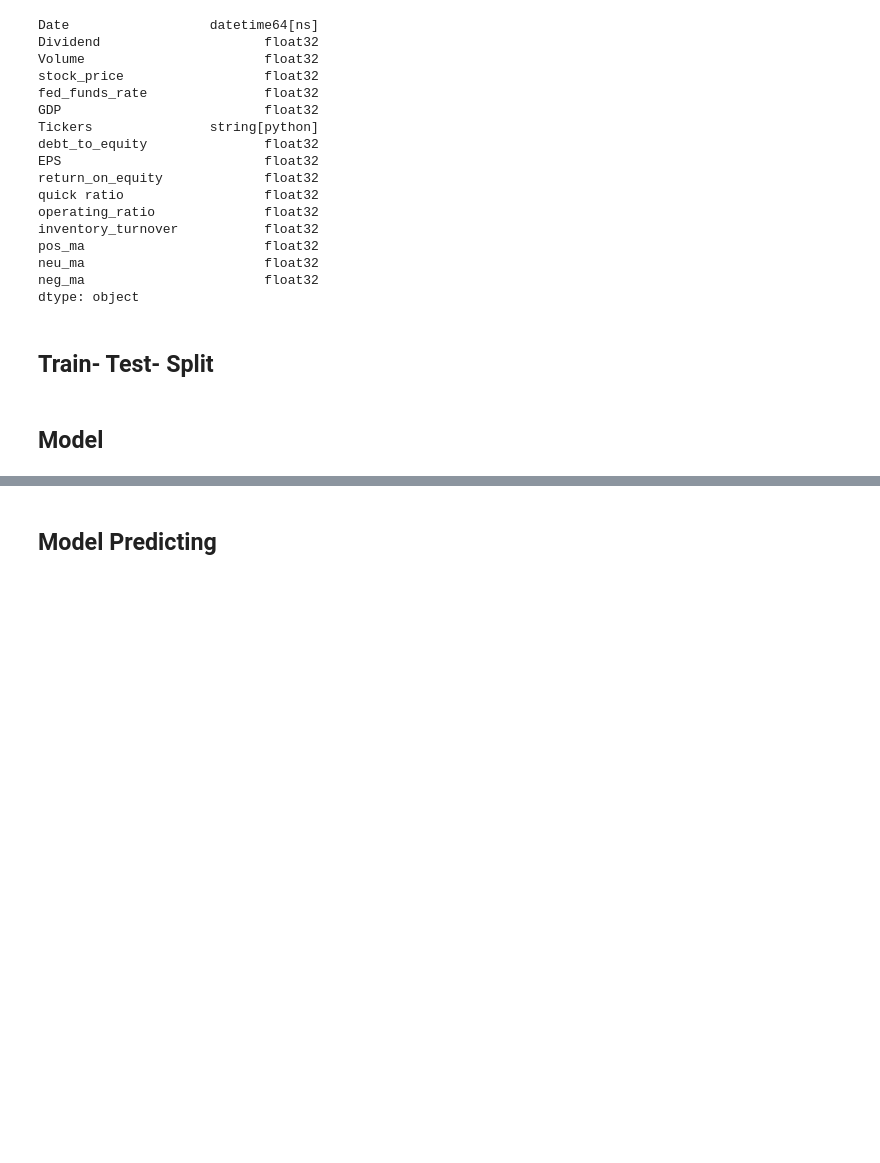
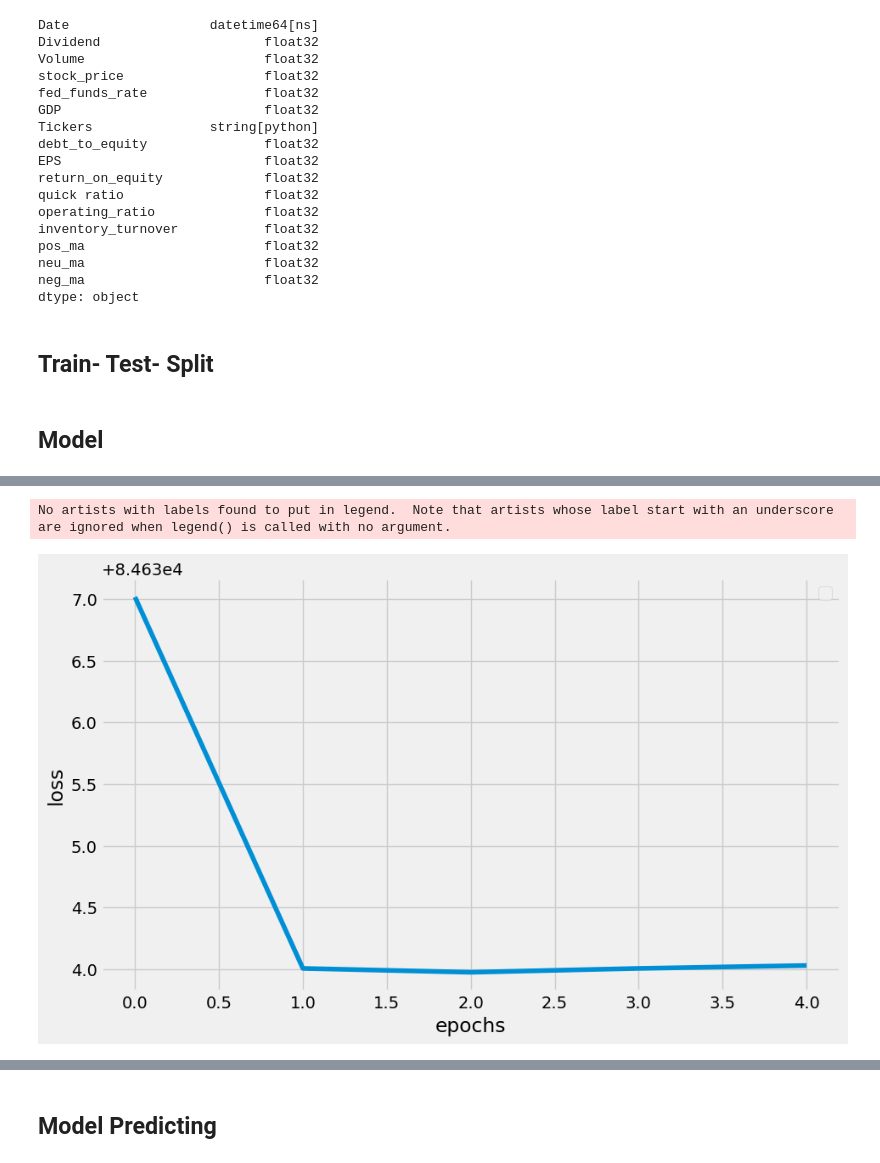
Before and after one commit to Noorasyikeen/InvestoInsight, a Jupyter notebook: notebook/GRU.ipynb, the cells around one changed output, grey strips where cells are left out. Cells and saved outputs as stored; diff of their text form; code cells hidden in the pictures; blank space fills up the shorter version.

Commit message:
Model running but not working

```diff
--- a/notebook/GRU.ipynb
+++ b/notebook/GRU.ipynb
@@ -158,11 +163,11 @@ for ticker, group in ticker_groups:
 train_df = pd.concat(train_data)
 test_df = pd.concat(test_data)
 # %%
-X_train = train_df.drop(columns=['Dividend', 'Date'])
-y_train = train_df['Dividend'].values
+X_train = train_df.drop(columns=['stock_price', 'Date'])
+y_train = train_df['stock_price'].values
 
-X_test = test_df.drop(columns=['Dividend', 'Date'])
-y_test = test_df['Dividend'].values
+X_test = test_df.drop(columns=['stock_price', 'Date'])
+y_test = test_df['stock_price'].values
 # %%
 scaler = MinMaxScaler()
 # Fit the scaler to your training data and transform it
@@ -191,5 +192,5 @@ model.add(Dense(32,activation='relu'))
 
 model.add(Dense(1, activation='sigmoid'))
 
-model.compile(loss= 'binary_crossentropy', optimizer= 'adam', metrics=['accuracy'], run_eagerly=True)
+model.compile(loss= 'mse', optimizer= 'adam', metrics=['accuracy'])
 # %% [output]
@@ -204,6 +225,6 @@ batch_size = 32
 epochs = 100
 early_stopping = EarlyStopping(monitor='val_loss', patience=3, restore_best_weights=True)
 
-model.fit(X_train_scaled, y_train, batch_size=batch_size, epochs=epochs, validation_split=0.2, callbacks=[early_stopping])
+history = model.fit(X_train_scaled, y_train, batch_size=batch_size, epochs=epochs, validation_split=0.2, callbacks=[early_stopping])
 # %% [output]
 Epoch 1/100
@@ -224,3 +258,13 @@ Epoch 7/100
+# %%
+plt.figure(figsize=(10, 6), dpi=100)
+plt.plot(history.history['loss'])
+plt.xlabel('epochs')
+plt.ylabel('loss')
+plt.legend()
+plt.show()
+# %% [output]
+No artists with labels found to put in legend.  Note that artists whose label start with an underscore are ignored when legend() is called with no argument.
+[figure, added]
 # %%
 loss, accuracy = model.evaluate(X_test_scaled, y_test)
 print(f'Test loss: {loss:.4f}')
```
Also changed, not shown: parts of 10 cells of this notebook.
